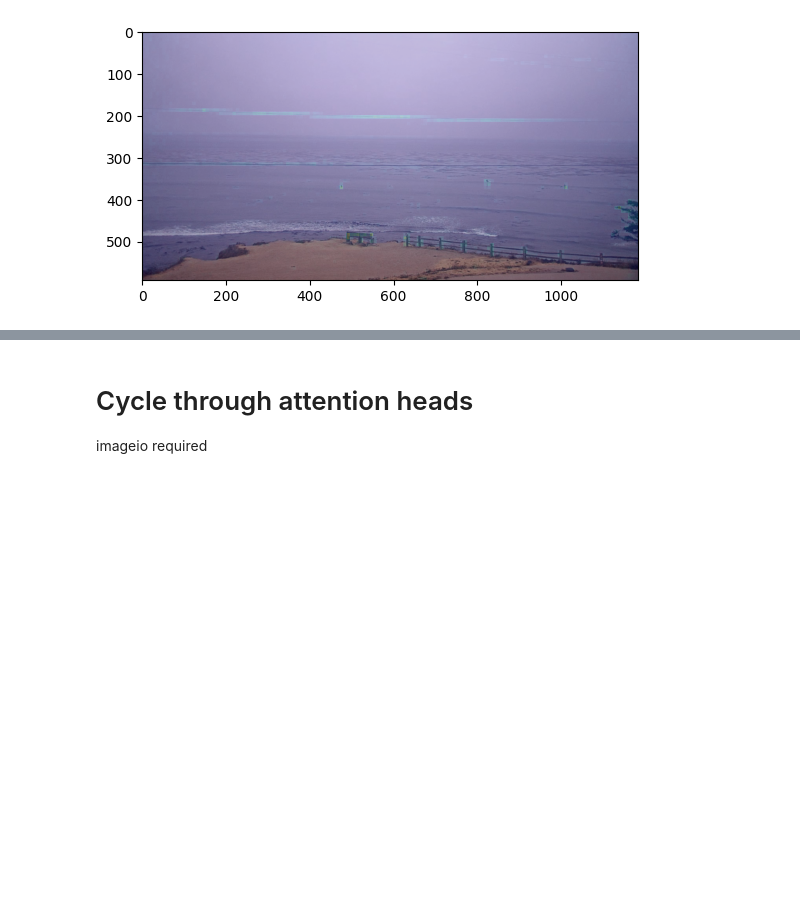
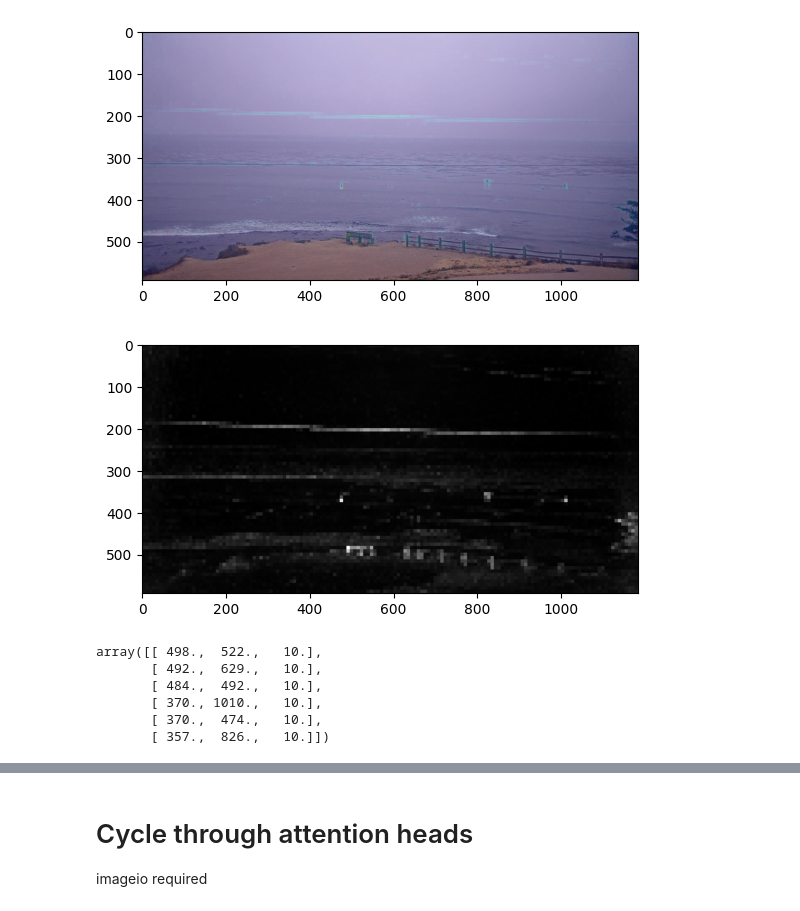
Before and after one commit to tukavic/surf-detection, a Jupyter notebook: dino/viz_atn.ipynb, the cells around one changed output, grey strips where cells are left out. Cells and saved outputs as stored; diff of their text form; code cells hidden in the pictures; blank space fills up the shorter version.

```diff
--- a/dino/viz_atn.ipynb
+++ b/dino/viz_atn.ipynb
@@ -192,7 +200,7 @@ nh = attentions.shape[1] # number of head
 print(attentions.shape)
 # we keep only the output patch attention
 output_patch = 0
-my_patch = 10
+my_patch = 0
 heatmap = attentions[0, :, my_patch, 1:].reshape(nh, -1)
 print('after reshape',heatmap.shape)
 heatmap = heatmap.reshape(nh, w_featmap, h_featmap)
@@ -209,3 +219,20 @@ plt.imshow(heatmap[0], alpha = .2)
 plt.show()
 # %% [output]
 [figure]
+# %%
+heatimg = heatmap.sum(0).astype('double')
+plt.imshow(heatimg, cmap = 'gray')
+plt.show()
+# %% [output]
+[figure, added]
+# %%
+from skimage.feature import blob_dog, blob_doh, blob_log
+blobs = blob_doh(heatimg*256, threshold=0.05, min_sigma = 10, max_sigma=50)
+blobs
+# %% [output]
+array([[ 498.,  522.,   10.],
+       [ 492.,  629.,   10.],
+       [ 484.,  492.,   10.],
+       [ 370., 1010.,   10.],
+       [ 370.,  474.,   10.],
+       [ 357.,  826.,   10.]])
```
Also changed, not shown: parts of 5 cells of this notebook, 6 other files.
